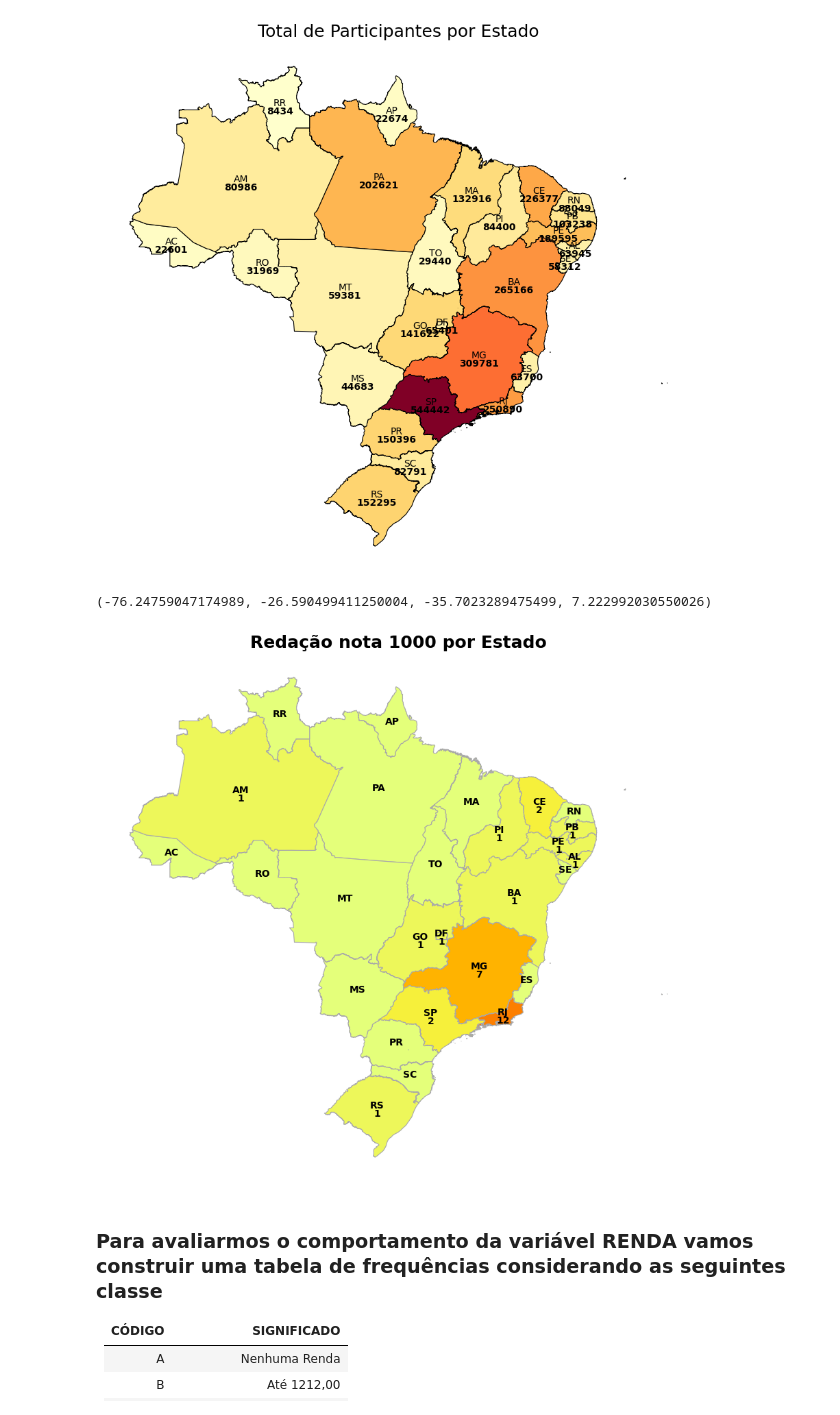
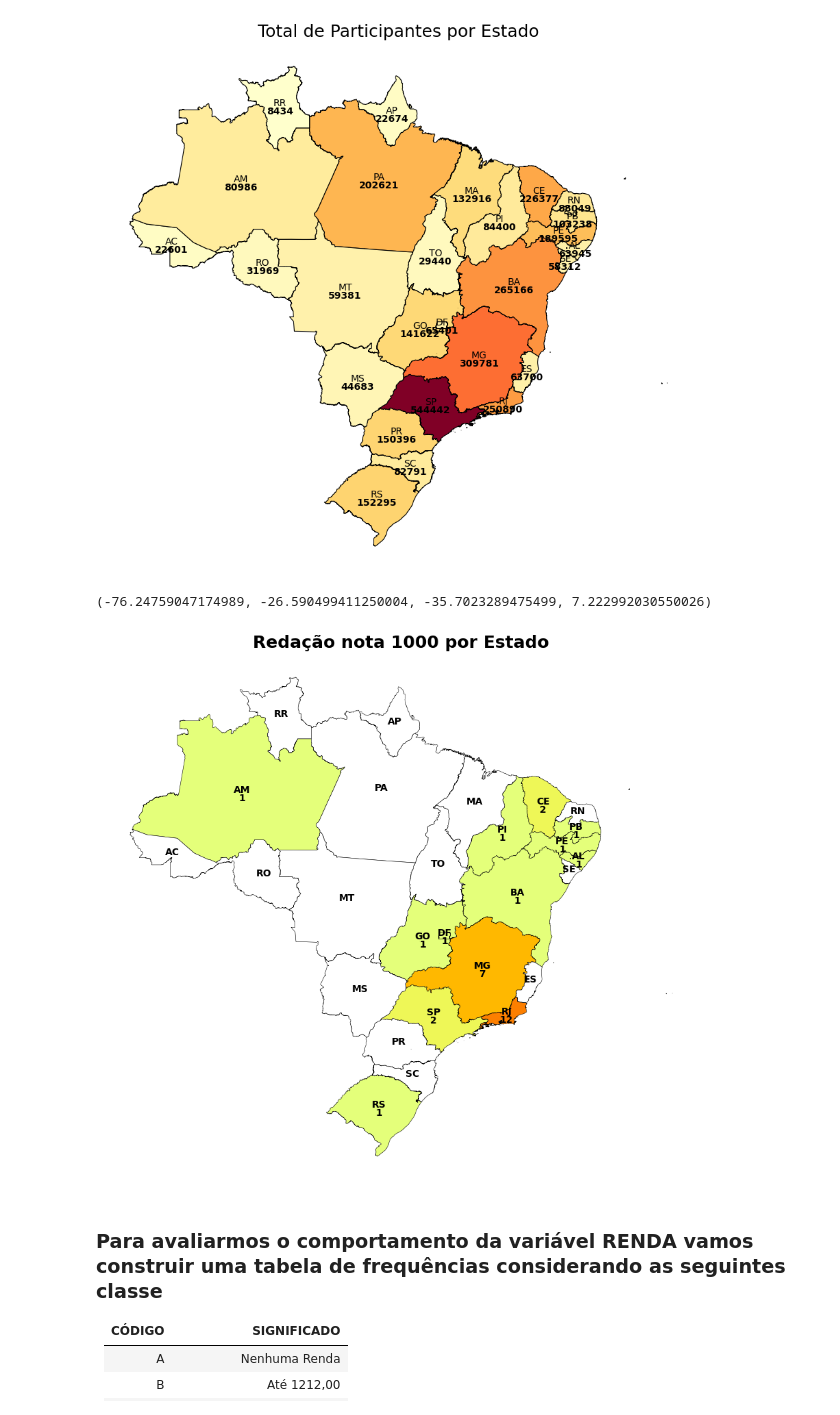
Before and after one commit to Grupo-B-Turma-2-Ada-VemSerTech/Projeto_Mod04_Ada_VemSerTech, a Jupyter notebook: Projeto.ipynb, the cells around one changed output. Drawn from its saved outputs; the diff is of its cells as text; code cells hidden in the pictures.

Commit message:
Troca cor do mapa redacao nota 1000

```diff
--- a/Projeto.ipynb
+++ b/Projeto.ipynb
@@ -389,27 +389,37 @@ ax.axis('off')
 # %%
 qtd_nota_1000_uf = df_enem[df_enem['NU_NOTA_REDACAO'] == 1000]['SG_UF_PROVA'].value_counts()
 dict_qtd_nota_1000_uf = qtd_nota_1000_uf.to_dict() # convertendo para o tipo dicionário
 infos_ufs['Redacao_1000'] = infos_ufs['SIGLA_UF'].map(dict_qtd_nota_1000_uf)
 
-infos_ufs['Redacao_1000'] = infos_ufs['Redacao_1000'].fillna(0) # preenchendo com zero os estados sem redações nota 1000
+#infos_ufs['Redacao_1000'] = infos_ufs['Redacao_1000'].fillna(0) # preenchendo com zero os estados sem redações nota 1000
 
 #mapa
 fig, ax = plt.subplots(1, figsize = (20,10))
 infos_ufs.plot(column = 'Redacao_1000',
                ax=ax,
                cmap = 'Wistia',
-               linewidth=0.8,
+               linewidth=0.40,
                figsize = (20,7),
                legend = False,
-               edgecolor = 'darkgray',
+               edgecolor = 'black',
+               missing_kwds={
+                 "color": "white",
+                "edgecolor": "black"}
+                ,
                )
 plt.title("Redação nota 1000 por Estado", fontsize = 18, weight='semibold')
-infos_ufs.apply(lambda x: ax.annotate(text=x.SIGLA_UF, xy=x.geometry.centroid.coords[0], ha='center', color = "black", weight='semibold'), axis=1)
-infos_ufs.apply(lambda x: ax.annotate(text=f'{round(x.Redacao_1000)}' if x.Redacao_1000 != 0 else '', xy=x.geometry.centroid.coords[0], xytext=(0,-12), textcoords='offset pixels', ha='center', color = "black", weight='semibold'), axis=1)
+infos_ufs.apply(lambda x: ax.annotate(text=x.SIGLA_UF, xy=x.geometry.centroid.coords[0],
+                                      ha='center', color = "black",
+                                      weight='semibold'), axis=1)
+infos_ufs.apply(lambda x: ax.annotate(text=f'{round(x.Redacao_1000)}' if not np.isnan(x.Redacao_1000) != 0 else '',
+                                      xy=x.geometry.centroid.coords[0],
+                                      xytext=(0,-12), textcoords='offset pixels',
+                                      ha='center', color = "black", weight='semibold'),
+                                      axis=1)
 ax.axis('off')
 # %% [output]
 (-76.24759047174989, -26.590499411250004, -35.7023289475499, 7.222992030550026)
-[figure, old version]
+[figure, new version]
 # %% [markdown]
 ### Para avaliarmos o comportamento da variável RENDA vamos construir uma tabela de frequências considerando as seguintes classe
 
```
